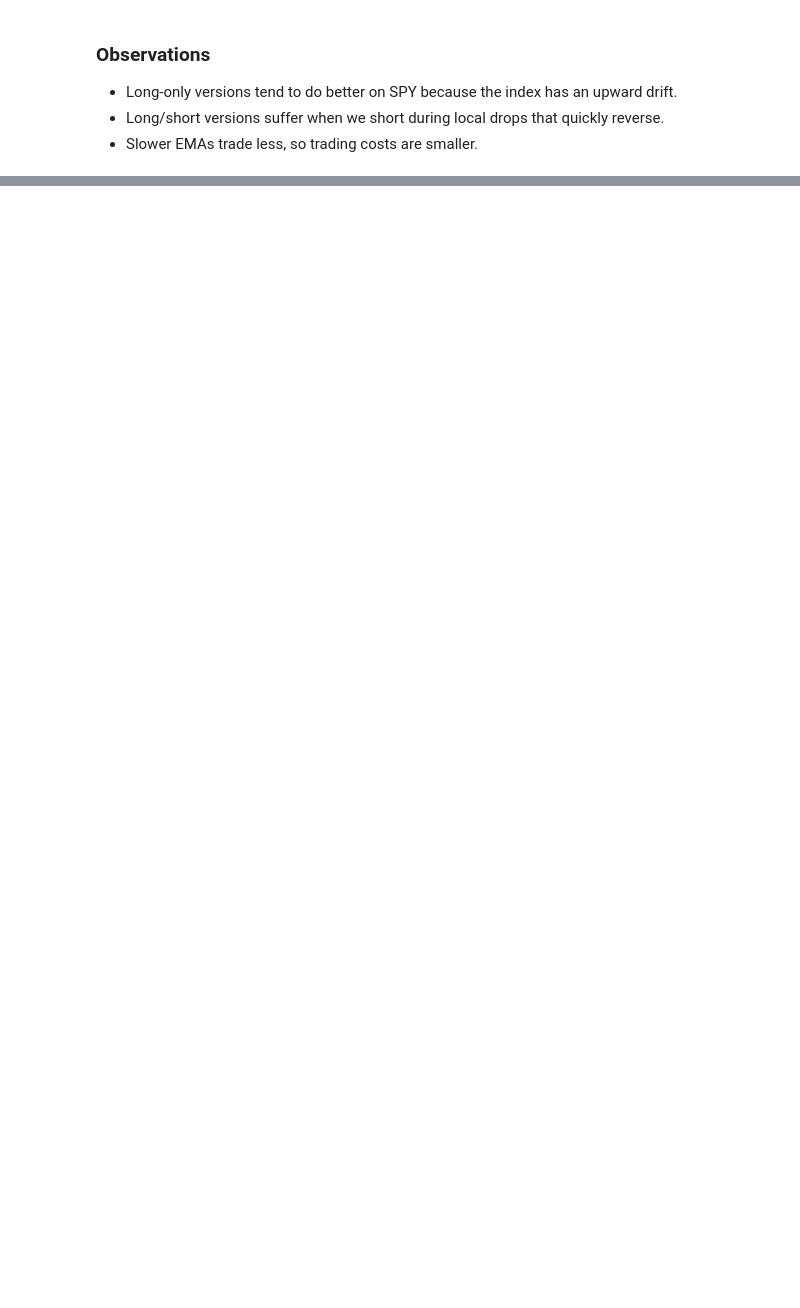
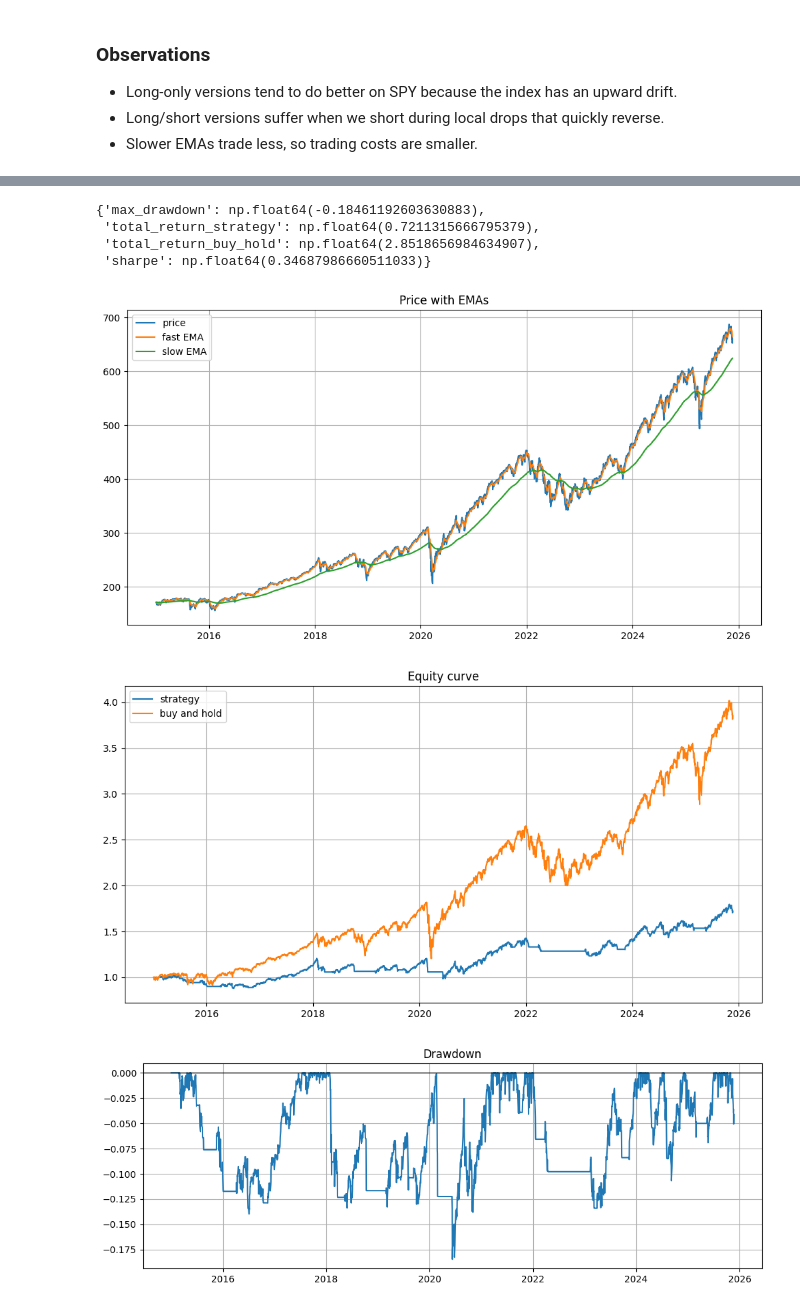
Before and after one commit to bigballaband/ema-backtest, a Jupyter notebook: notebooks/ema_crossover_walkthrough.ipynb, the cells around one changed output, grey strips where cells are left out. Drawn from its saved outputs; the diff is of its cells as text; code cells hidden in the pictures; blank space fills up the shorter version.

```diff
--- a/notebooks/ema_crossover_walkthrough.ipynb
+++ b/notebooks/ema_crossover_walkthrough.ipynb
@@ -154,0 +349,32 @@ results.sort_values("sharpe", ascending=False)
+# %%
+df_raw = get_price_data("SPY", "2015-01-01")
+
+# Triple EMA with long only
+df_triple = add_triple_ema_signals(
+    df_raw,
+    fast=10,
+    mid=50,
+    slow=200,
+    long_short=False,
+)
+
+df_triple_bt, stats_triple = run_backtest(
+    df_triple,
+    cost_per_trade=0.001,
+    annual_rf=0.02,
+)
+
+stats_triple
+# %% [output]
+{'max_drawdown': np.float64(-0.18461192603630883),
+ 'total_return_strategy': np.float64(0.7211315666795379),
+ 'total_return_buy_hold': np.float64(2.8518656984634907),
+ 'sharpe': np.float64(0.34687986660511033)}
+# %%
+plot_price(df_triple_bt)   # shows fast/mid/slow with price
+plot_equity(df_triple_bt)
+plot_drawdown(df_triple_bt)
+# %% [output]
+[figure, added]
+[figure, added]
+[figure, added]
```
Also changed, not shown: parts of 26 cells of this notebook, 1 other file.
